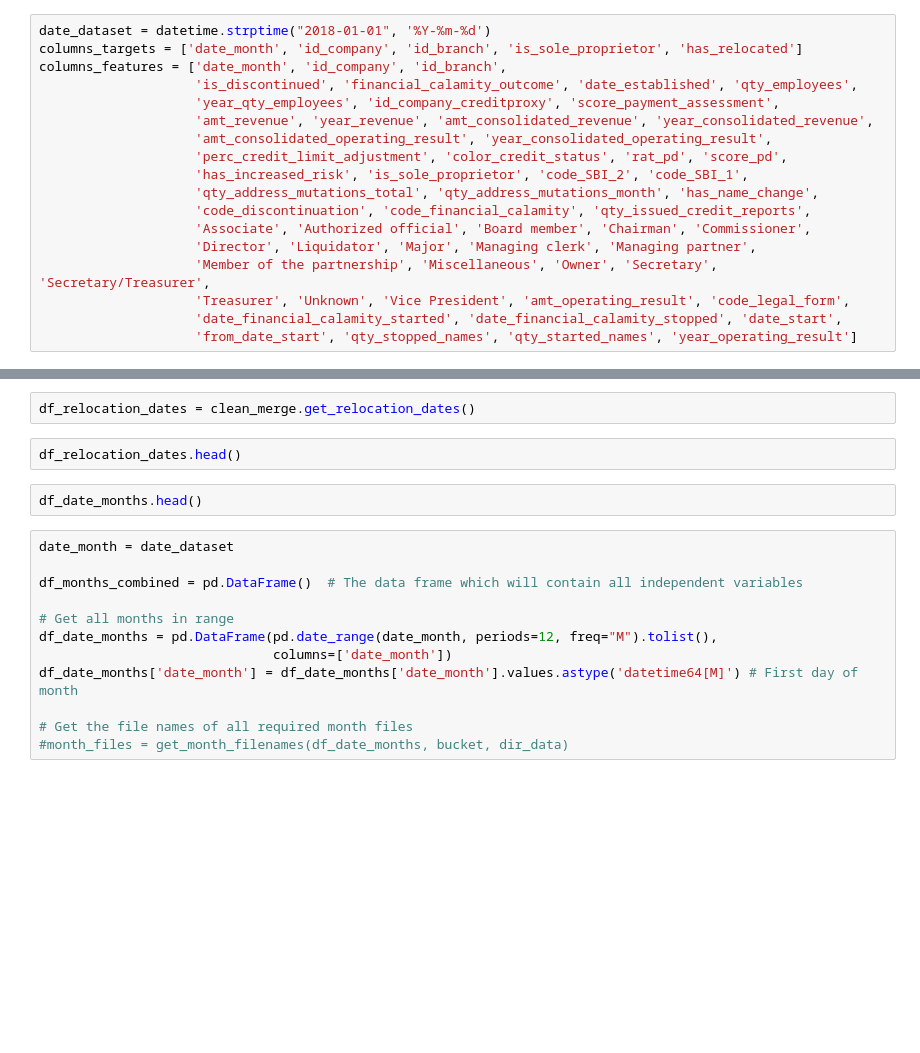
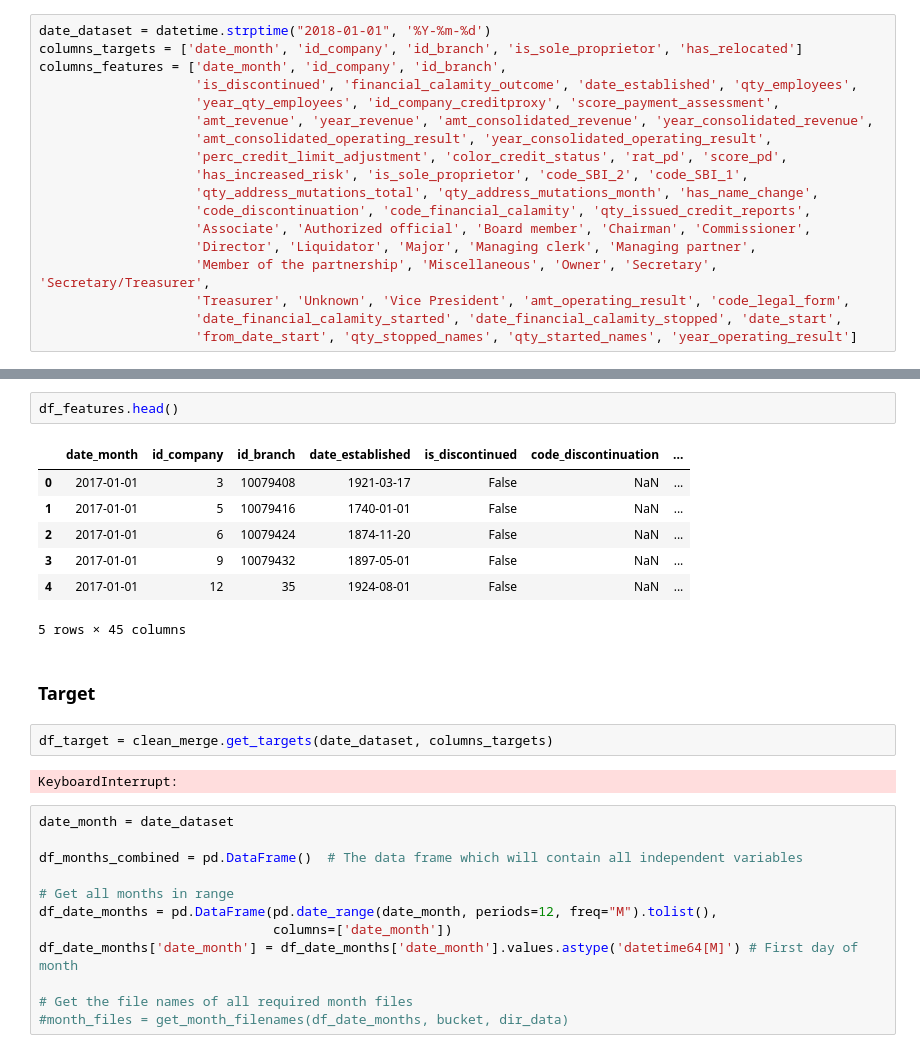
Before and after one commit to mark-me/relocation_indicator, a Jupyter notebook: Notebooks/Clean_Merge/cleaning_merging.ipynb, the cells around one changed output, grey strips where cells are left out. Saved outputs shown, nothing was run; the diff lists cells and outputs as text; blank space fills up the shorter version.

```diff
--- a/Notebooks/Clean_Merge/cleaning_merging.ipynb
+++ b/Notebooks/Clean_Merge/cleaning_merging.ipynb
@@ -48,9 +76,19 @@ The number of rows so far by adding 01_input/2017/modelling_2017-01-01_2017-01-3
-# %%
-df_relocation_dates = clean_merge.get_relocation_dates()
 # %%
-df_relocation_dates.head()
+df_features.head()
+# %% [output]
+|  | date_month | id_company | id_branch | date_established | is_discontinued | code_discontinuation | ... |
+| 0 | 2017-01-01 | 3 | 10079408 | 1921-03-17 | False | NaN | ... |
+| 1 | 2017-01-01 | 5 | 10079416 | 1740-01-01 | False | NaN | ... |
+| 2 | 2017-01-01 | 6 | 10079424 | 1874-11-20 | False | NaN | ... |
+| 3 | 2017-01-01 | 9 | 10079432 | 1897-05-01 | False | NaN | ... |
+| 4 | 2017-01-01 | 12 | 35 | 1924-08-01 | False | NaN | ... |
+5 rows × 45 columns
-# %%
-df_date_months.head()
+# %% [markdown]
+### Target
+# %%
+df_target = clean_merge.get_targets(date_dataset, columns_targets)
+# %% [output]
+KeyboardInterrupt:
 # %%
 date_month = date_dataset
 
```
Also changed, not shown: parts of 13 cells of this notebook, 1 other file.
